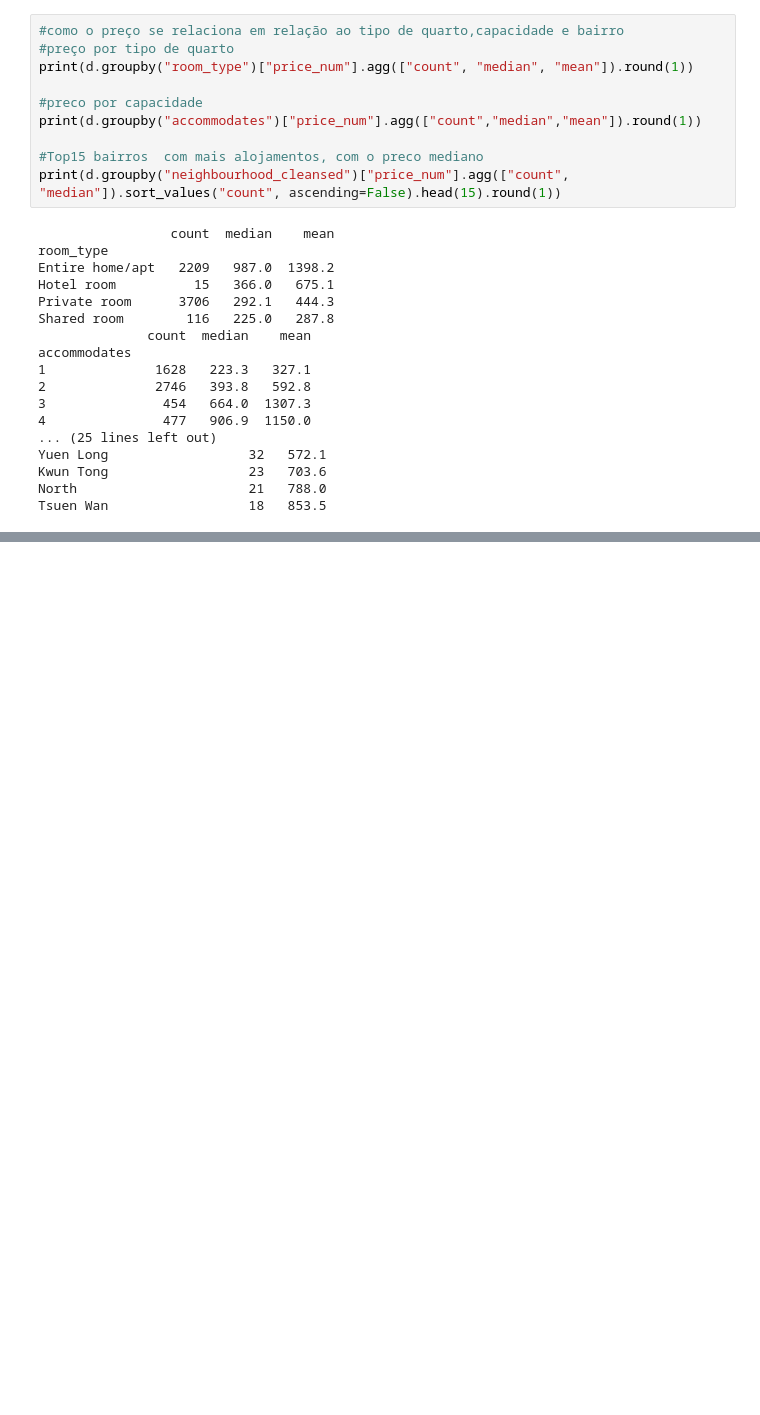
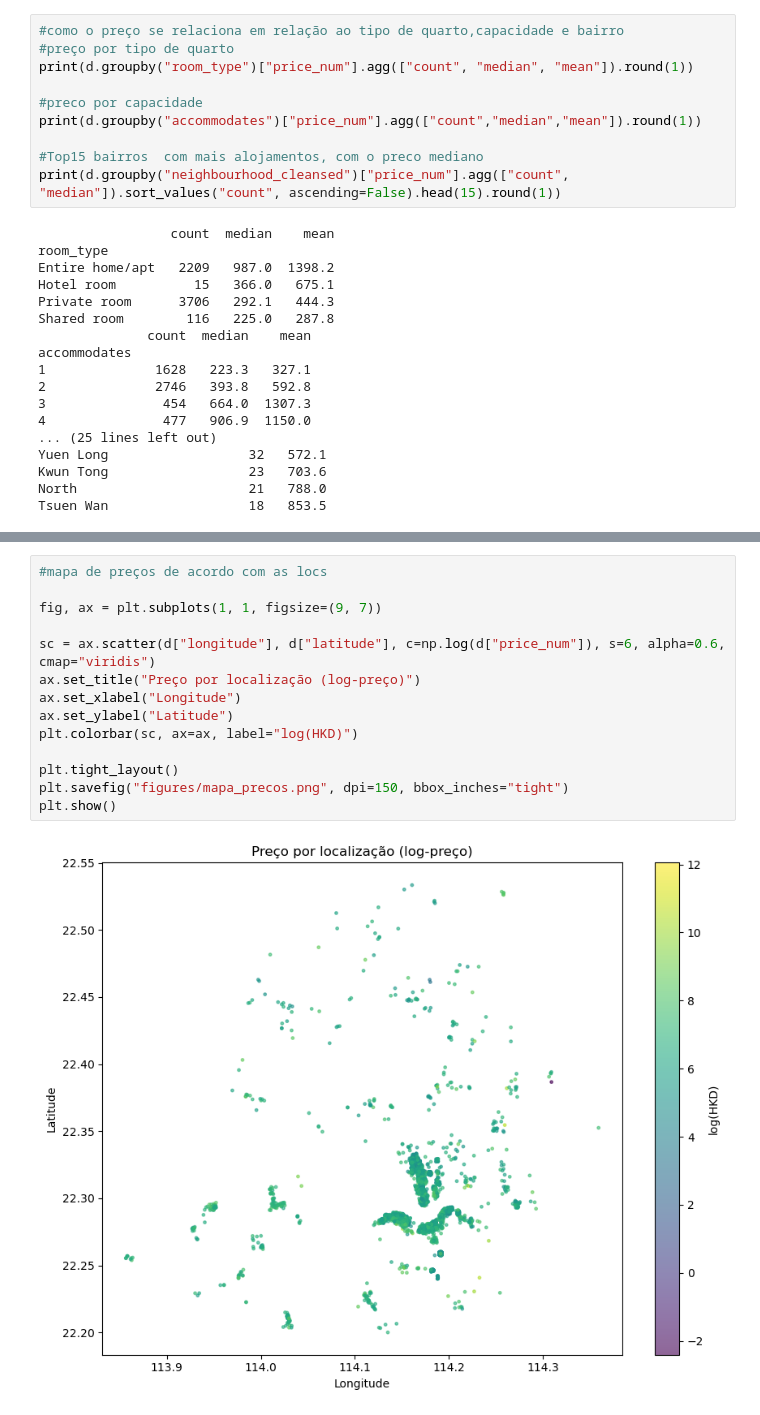
Before and after one commit to bernardonabais/projeto_ml_a55903, a Jupyter notebook: exploracao.ipynb, the cells around one changed output, grey strips where cells are left out. Cells and saved outputs as stored; diff of their text form; blank space fills up the shorter version.

```diff
--- a/exploracao.ipynb
+++ b/exploracao.ipynb
@@ -175,0 +201,16 @@ Tsuen Wan                  18   853.5
+# %%
+#mapa de preços de acordo com as locs
+
+fig, ax = plt.subplots(1, 1, figsize=(9, 7))
+
+sc = ax.scatter(d["longitude"], d["latitude"], c=np.log(d["price_num"]), s=6, alpha=0.6, cmap="viridis")
+ax.set_title("Preço por localização (log-preço)")
+ax.set_xlabel("Longitude")
+ax.set_ylabel("Latitude")
+plt.colorbar(sc, ax=ax, label="log(HKD)")
+
+plt.tight_layout()
+plt.savefig("figures/mapa_precos.png", dpi=150, bbox_inches="tight")
+plt.show()
+# %% [output]
+[figure, added]
```
Also changed, not shown: parts of 12 cells of this notebook, 3 other files.
